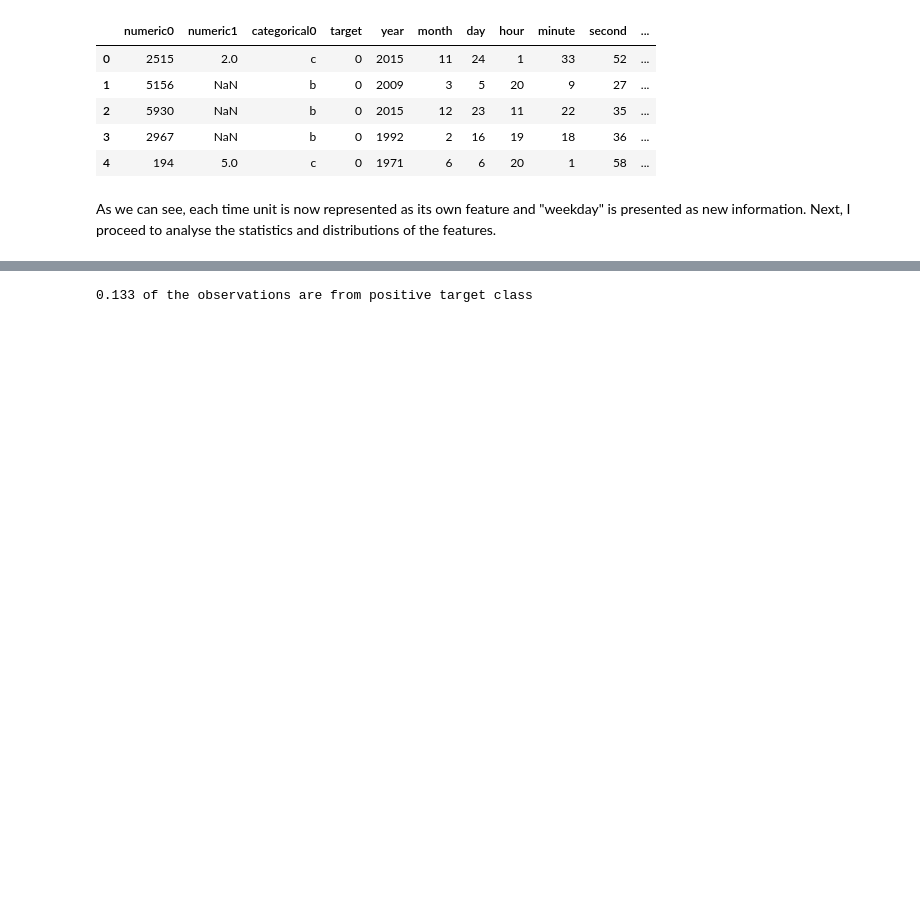
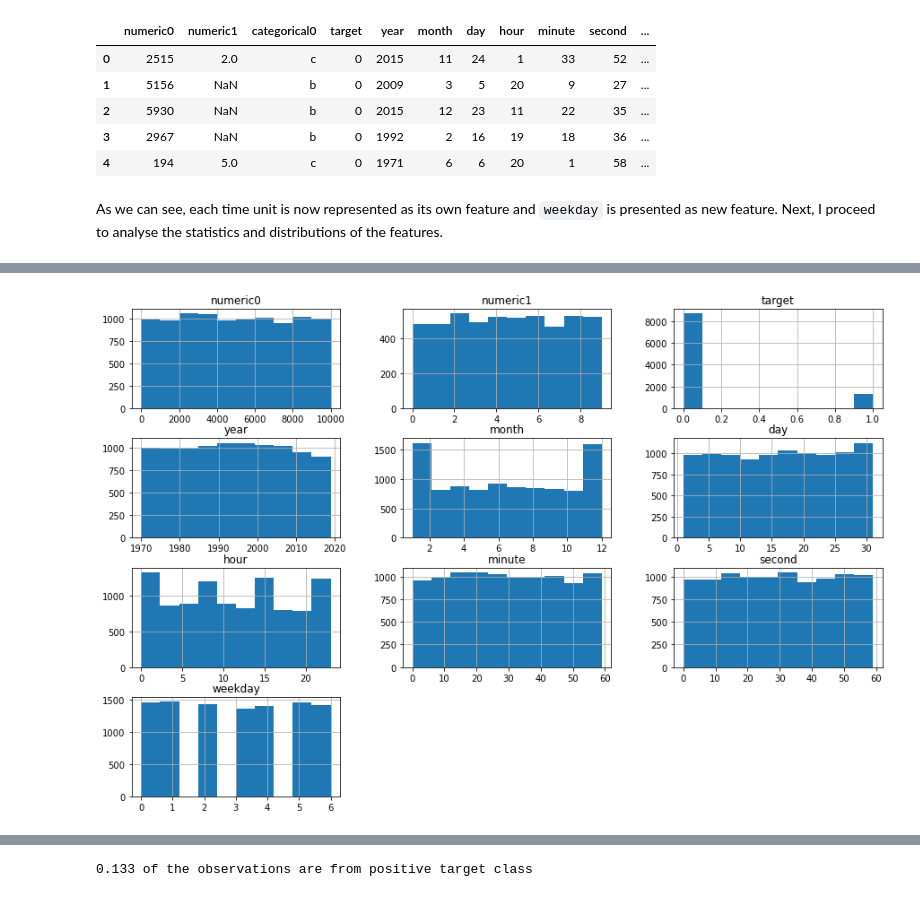
Before and after one commit to tinotu/classifier_task, a Jupyter notebook: classifier_notebook.ipynb, the cells around one changed output, grey strips where cells are left out. Cells and saved outputs as stored; diff of their text form; code cells hidden in the pictures; blank space fills up the shorter version.

```diff
--- a/classifier_notebook.ipynb
+++ b/classifier_notebook.ipynb
@@ -75,7 +81,8 @@ clean_data.head()
 | 3 | 2967 | NaN | b | 0 | 1992 | 2 | 16 | 19 | 18 | 36 | ... |
 | 4 | 194 | 5.0 | c | 0 | 1971 | 6 | 6 | 20 | 1 | 58 | ... |
 # %% [markdown]
-As we can see, each time unit is now represented as its own feature and "weekday" is presented as new information. Next, I proceed to analyse the statistics and distributions of the features.
+As we can see, each time unit is now represented as its own feature and `weekday` is presented as new feature.
+Next, I proceed to analyse the statistics and distributions of the features.
 # %%
 clean_data.describe()
 # %% [output]
@@ -89,7 +96,10 @@ clean_data.describe()
 | 75% | 7487.250000 | 7.000000 | 0.000000 | 2006.000000 | 9.000000 | 23.000000 | 17.000000 | 44.000000 | 45.000000 | 5.000000 |
 | max | 9999.000000 | 9.000000 | 1.000000 | 2019.000000 | 12.000000 | 31.000000 | 23.000000 | 59.000000 | 59.000000 | 6.000000 |
 # %%
+plt.rcParams["figure.figsize"] = (15,10)
 clean_data.hist(layout=(4,3));
+# %% [output]
+[figure, added]
 # %%
 plt.rcParams["figure.figsize"] = (5,3)
 clean_data.groupby(data['categorical0'])['categorical0'].count().plot(kind='bar');
```
Also changed, not shown: parts of 50 cells of this notebook, 2 other files.
